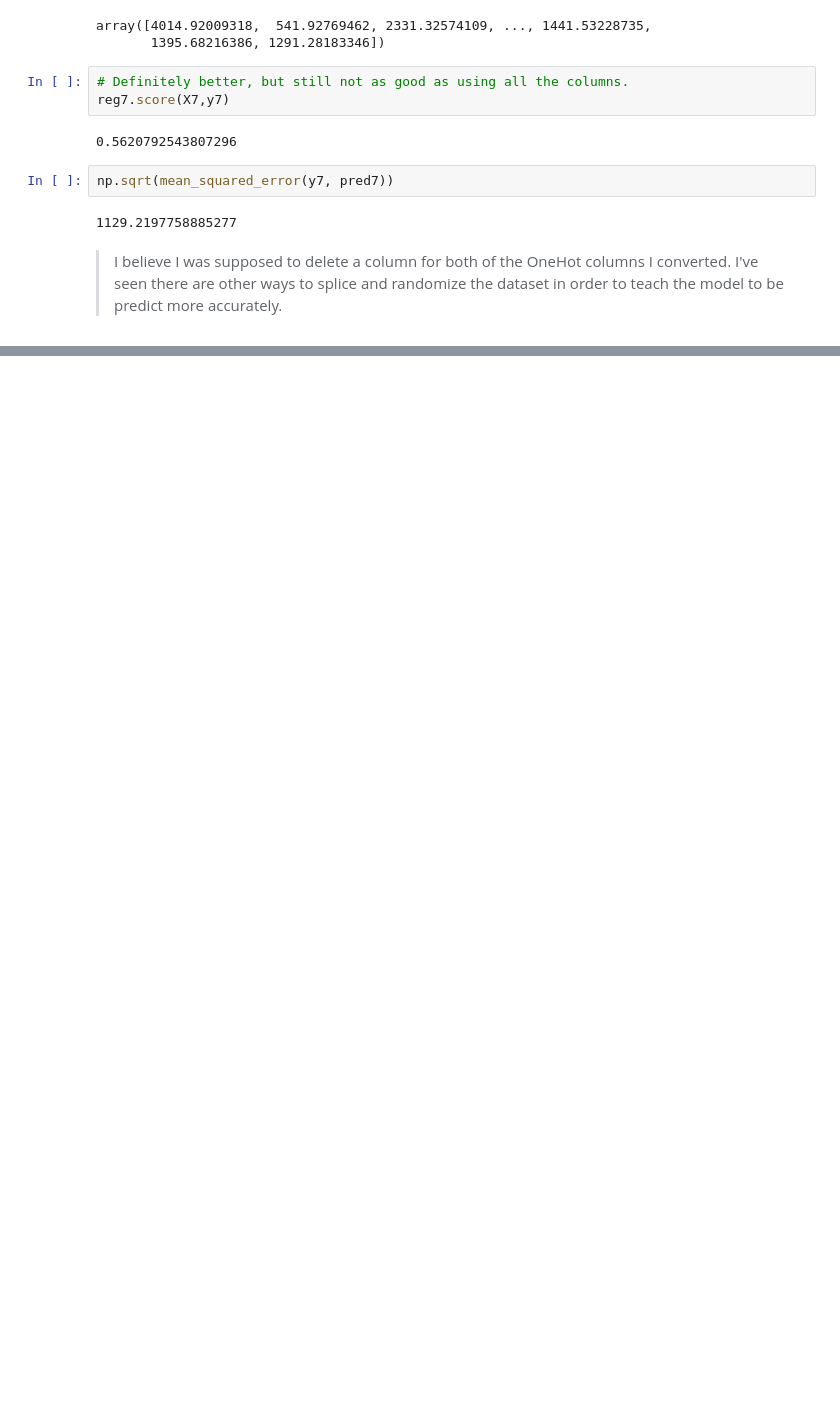
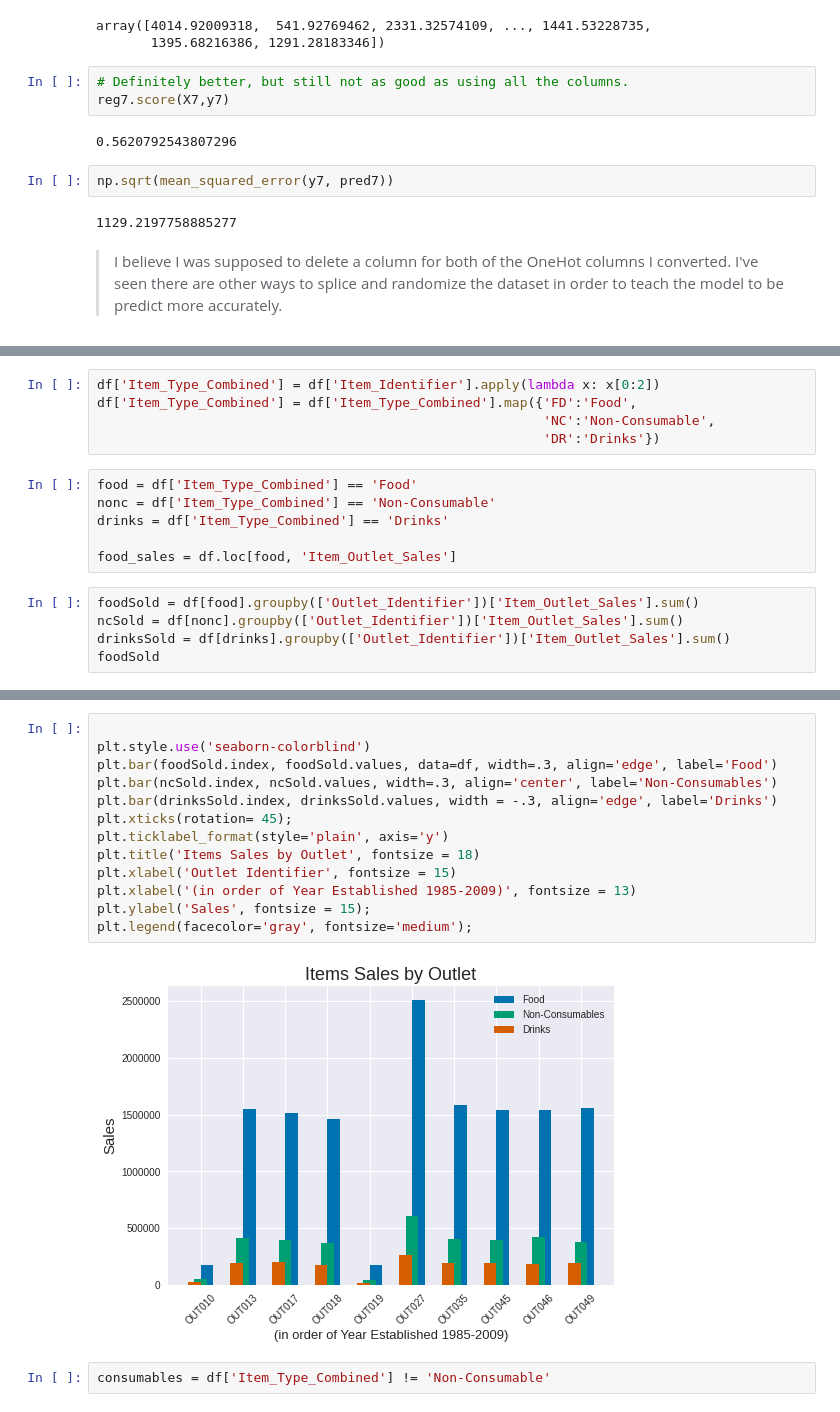
Before and after one commit to janaeam/food-sales-predictions, a Jupyter notebook: Data_Cleaning.ipynb, the cells around one changed output, grey strips where cells are left out. Cells and saved outputs as stored; diff of their text form; blank space fills up the shorter version.

```diff
--- a/Data_Cleaning.ipynb
+++ b/Data_Cleaning.ipynb
@@ -1666,0 +1728,16 @@ np.sqrt(mean_squared_error(y7, pred7))
+# %%
+df['Item_Type_Combined'] = df['Item_Identifier'].apply(lambda x: x[0:2])
+df['Item_Type_Combined'] = df['Item_Type_Combined'].map({'FD':'Food',
+                                                         'NC':'Non-Consumable',
+                                                         'DR':'Drinks'})
+# %%
+food = df['Item_Type_Combined'] == 'Food'
+nonc = df['Item_Type_Combined'] == 'Non-Consumable'
+drinks = df['Item_Type_Combined'] == 'Drinks'
+
+food_sales = df.loc[food, 'Item_Outlet_Sales']
+# %%
+foodSold = df[food].groupby(['Outlet_Identifier'])['Item_Outlet_Sales'].sum()
+ncSold = df[nonc].groupby(['Outlet_Identifier'])['Item_Outlet_Sales'].sum()
+drinksSold = df[drinks].groupby(['Outlet_Identifier'])['Item_Outlet_Sales'].sum()
+foodSold
@@ -1666,0 +1777,17 @@ np.sqrt(mean_squared_error(y7, pred7))
+# %%
+
+plt.style.use('seaborn-colorblind')
+plt.bar(foodSold.index, foodSold.values, data=df, width=.3, align='edge', label='Food')
+plt.bar(ncSold.index, ncSold.values, width=.3, align='center', label='Non-Consumables')
+plt.bar(drinksSold.index, drinksSold.values, width = -.3, align='edge', label='Drinks')
+plt.xticks(rotation= 45);
+plt.ticklabel_format(style='plain', axis='y')
+plt.title('Items Sales by Outlet', fontsize = 18)
+plt.xlabel('Outlet Identifier', fontsize = 15)
+plt.xlabel('(in order of Year Established 1985-2009)', fontsize = 13)
+plt.ylabel('Sales', fontsize = 15);
+plt.legend(facecolor='gray', fontsize='medium');
+# %% [output]
+[figure, added]
+# %%
+consumables = df['Item_Type_Combined'] != 'Non-Consumable'
```
Also changed, not shown: parts of 39 cells of this notebook.
